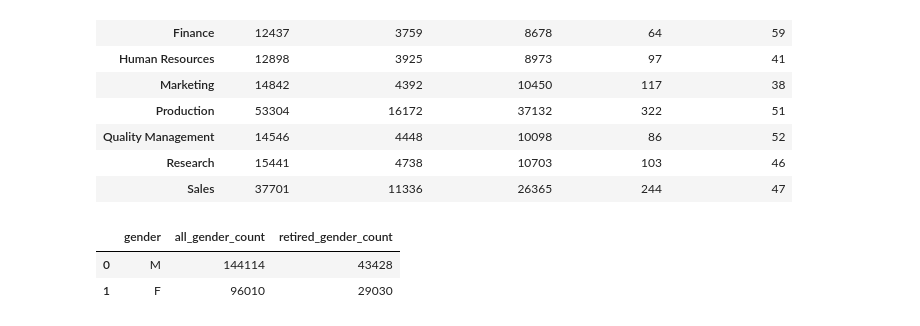
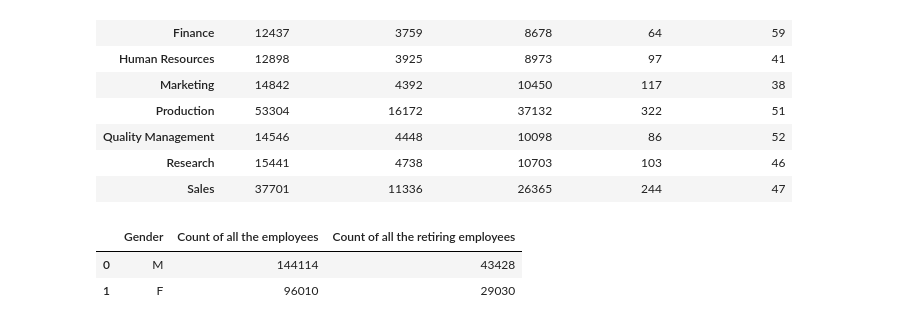
Before and after one commit to Daniel-Sanudo/Pewlett-Hackard-Analysis, a Jupyter notebook: Data/Tables.ipynb, the cells around one changed output. Cells and saved outputs as stored; diff of their text form; code cells hidden in the pictures.

Commit message:
Created images for the tables to include in readme

```diff
--- a/Data/Tables.ipynb
+++ b/Data/Tables.ipynb
@@ -139,8 +144,12 @@ Dept_Analysis_DF
 | Sales | 37701 | 11336 | 26365 | 244 | 47 |
 # %%
 Employees_Gender_DF = pd.read_csv('employees_by_gender.csv')
+Employees_Gender_DF.columns = ['Gender',
+                               f'Count of all the employees',
+                               f'Count of all the retiring employees'
+                              ]
 Employees_Gender_DF
 # %% [output]
-|  | gender | all_gender_count | retired_gender_count |
+|  | Gender | Count of all the employees | Count of all the retiring employees |
 | 0 | M | 144114 | 43428 |
 | 1 | F | 96010 | 29030 |
```
Also changed, not shown: parts of 3 cells of this notebook, 4 other files.
